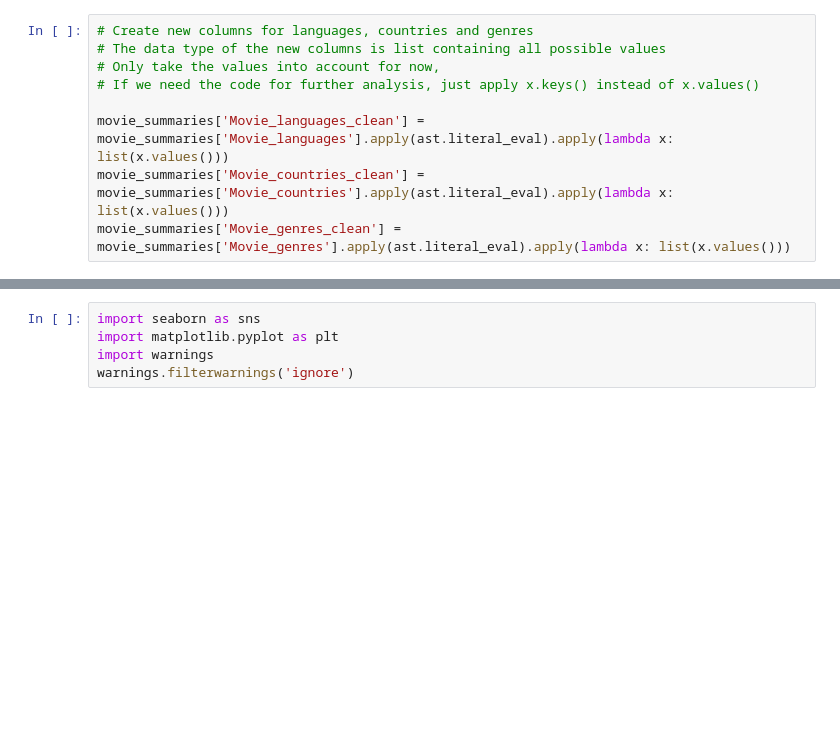
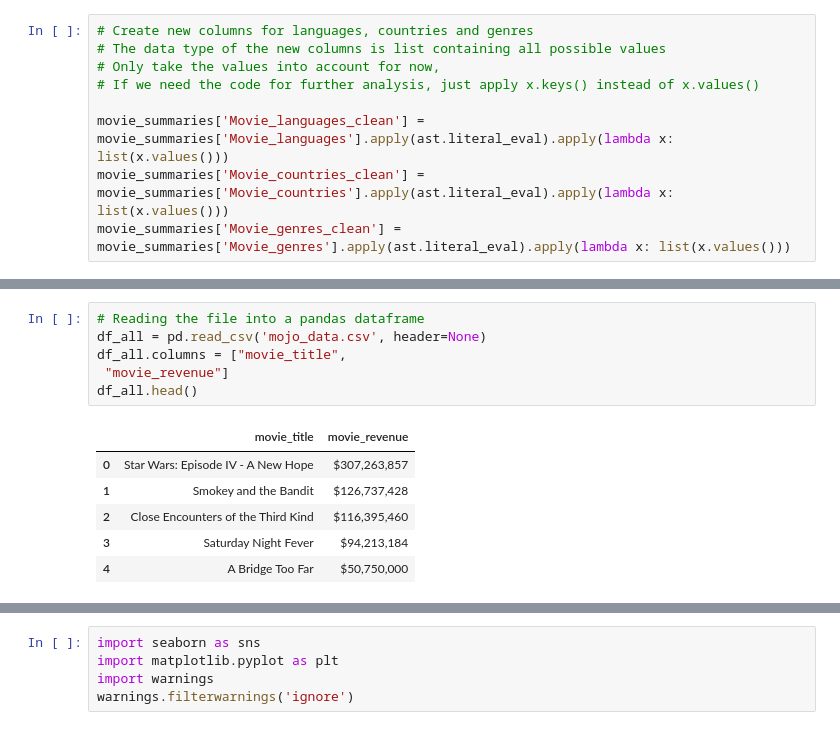
Before and after one commit to epfl-ada/ada-2023-project-pandalysts, a Jupyter notebook: language_diversity.ipynb, the cells around one changed output, grey strips where cells are left out. Drawn from its saved outputs; the diff is of its cells as text; blank space fills up the shorter version.

```diff
--- a/language_diversity.ipynb
+++ b/language_diversity.ipynb
@@ -57,0 +99,13 @@ movie_summaries.head()
+# %%
+# Reading the file into a pandas dataframe
+df_all = pd.read_csv('mojo_data.csv', header=None)
+df_all.columns = ["movie_title",
+ "movie_revenue"]
+df_all.head()
+# %% [output]
+|  | movie_title | movie_revenue |
+| 0 | Star Wars: Episode IV - A New Hope | $307,263,857 |
+| 1 | Smokey and the Bandit | $126,737,428 |
+| 2 | Close Encounters of the Third Kind | $116,395,460 |
+| 3 | Saturday Night Fever | $94,213,184 |
+| 4 | A Bridge Too Far | $50,750,000 |
```
Also changed, not shown: parts of 14 cells of this notebook.
